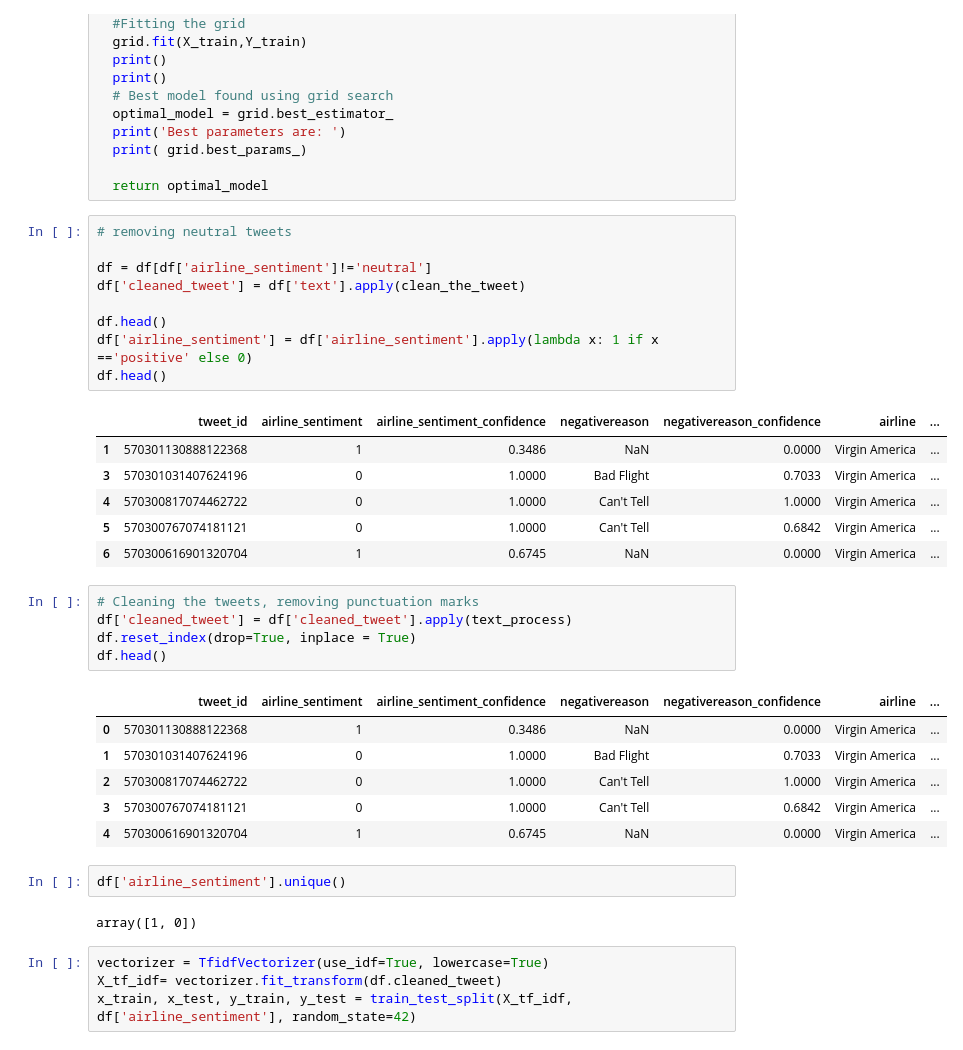
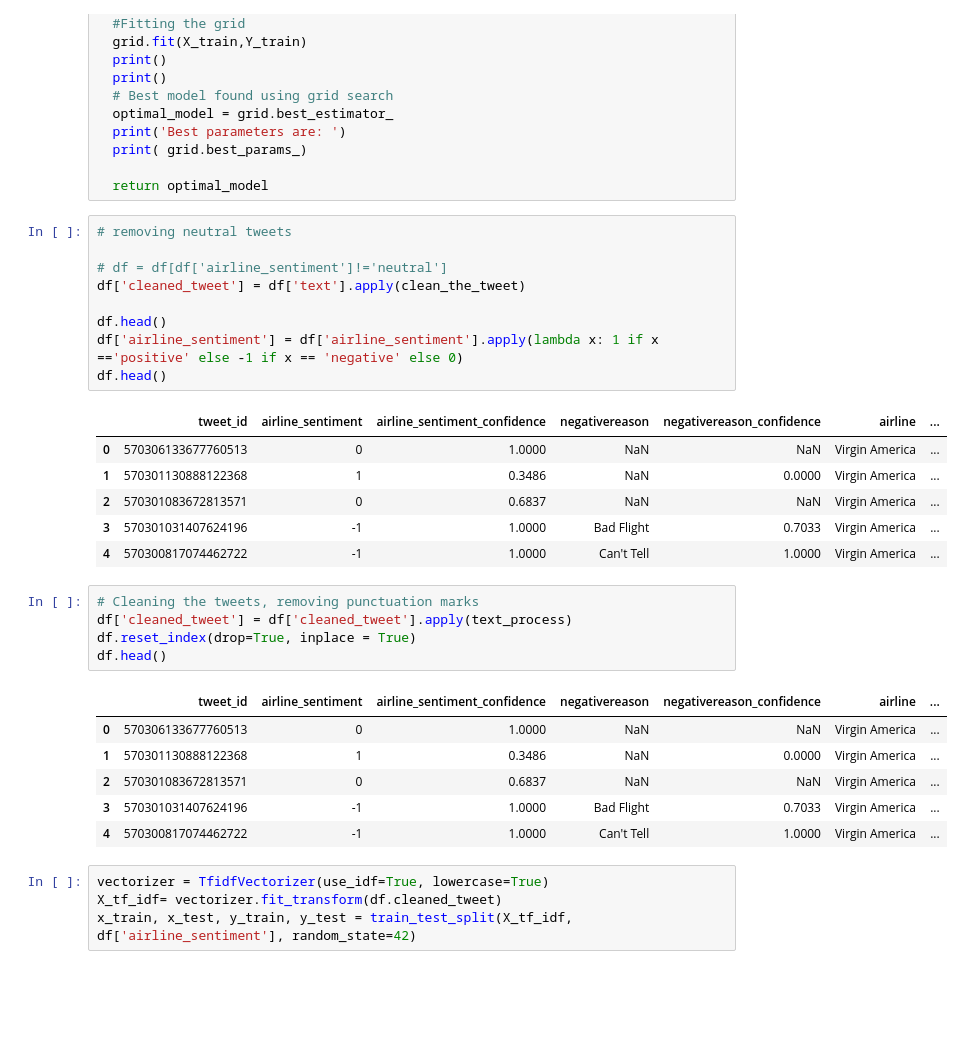
Before and after one commit to AIML-Project-group/sentimental-analysis, a Jupyter notebook: model/SentimentAnalysis.ipynb, the cells around one changed output. Cells and saved outputs as stored; diff of their text form; blank space fills up the shorter version.

```diff
--- a/model/SentimentAnalysis.ipynb
+++ b/model/SentimentAnalysis.ipynb
@@ -153,19 +146,19 @@ def grid_search(model, parameters, X_train, Y_train):
 # %%
 # removing neutral tweets
 
-df = df[df['airline_sentiment']!='neutral']
+# df = df[df['airline_sentiment']!='neutral']
 df['cleaned_tweet'] = df['text'].apply(clean_the_tweet)
 
 df.head()
-df['airline_sentiment'] = df['airline_sentiment'].apply(lambda x: 1 if x =='positive' else 0)
+df['airline_sentiment'] = df['airline_sentiment'].apply(lambda x: 1 if x =='positive' else -1 if x == 'negative' else 0)
 df.head()
 # %% [output]
 |  | tweet_id | airline_sentiment | airline_sentiment_confidence | negativereason | negativereason_confidence | airline | ... |
+| 0 | 570306133677760513 | 0 | 1.0000 | NaN | NaN | Virgin America | ... |
 | 1 | 570301130888122368 | 1 | 0.3486 | NaN | 0.0000 | Virgin America | ... |
-| 3 | 570301031407624196 | 0 | 1.0000 | Bad Flight | 0.7033 | Virgin America | ... |
-| 4 | 570300817074462722 | 0 | 1.0000 | Can't Tell | 1.0000 | Virgin America | ... |
-| 5 | 570300767074181121 | 0 | 1.0000 | Can't Tell | 0.6842 | Virgin America | ... |
-| 6 | 570300616901320704 | 1 | 0.6745 | NaN | 0.0000 | Virgin America | ... |
+| 2 | 570301083672813571 | 0 | 0.6837 | NaN | NaN | Virgin America | ... |
+| 3 | 570301031407624196 | -1 | 1.0000 | Bad Flight | 0.7033 | Virgin America | ... |
+| 4 | 570300817074462722 | -1 | 1.0000 | Can't Tell | 1.0000 | Virgin America | ... |
 # %%
 # Cleaning the tweets, removing punctuation marks
 df['cleaned_tweet'] = df['cleaned_tweet'].apply(text_process)
@@ -173,15 +166,11 @@ df.reset_index(drop=True, inplace = True)
 df.head()
 # %% [output]
 |  | tweet_id | airline_sentiment | airline_sentiment_confidence | negativereason | negativereason_confidence | airline | ... |
-| 0 | 570301130888122368 | 1 | 0.3486 | NaN | 0.0000 | Virgin America | ... |
-| 1 | 570301031407624196 | 0 | 1.0000 | Bad Flight | 0.7033 | Virgin America | ... |
-| 2 | 570300817074462722 | 0 | 1.0000 | Can't Tell | 1.0000 | Virgin America | ... |
-| 3 | 570300767074181121 | 0 | 1.0000 | Can't Tell | 0.6842 | Virgin America | ... |
-| 4 | 570300616901320704 | 1 | 0.6745 | NaN | 0.0000 | Virgin America | ... |
+| 0 | 570306133677760513 | 0 | 1.0000 | NaN | NaN | Virgin America | ... |
+| 1 | 570301130888122368 | 1 | 0.3486 | NaN | 0.0000 | Virgin America | ... |
+| 2 | 570301083672813571 | 0 | 0.6837 | NaN | NaN | Virgin America | ... |
+| 3 | 570301031407624196 | -1 | 1.0000 | Bad Flight | 0.7033 | Virgin America | ... |
+| 4 | 570300817074462722 | -1 | 1.0000 | Can't Tell | 1.0000 | Virgin America | ... |
-# %%
-df['airline_sentiment'].unique()
-# %% [output]
-array([1, 0])
 # %%
 vectorizer = TfidfVectorizer(use_idf=True, lowercase=True)
 X_tf_idf= vectorizer.fit_transform(df.cleaned_tweet)
```
Also changed, not shown: parts of 16 cells of this notebook, 6 other files.
